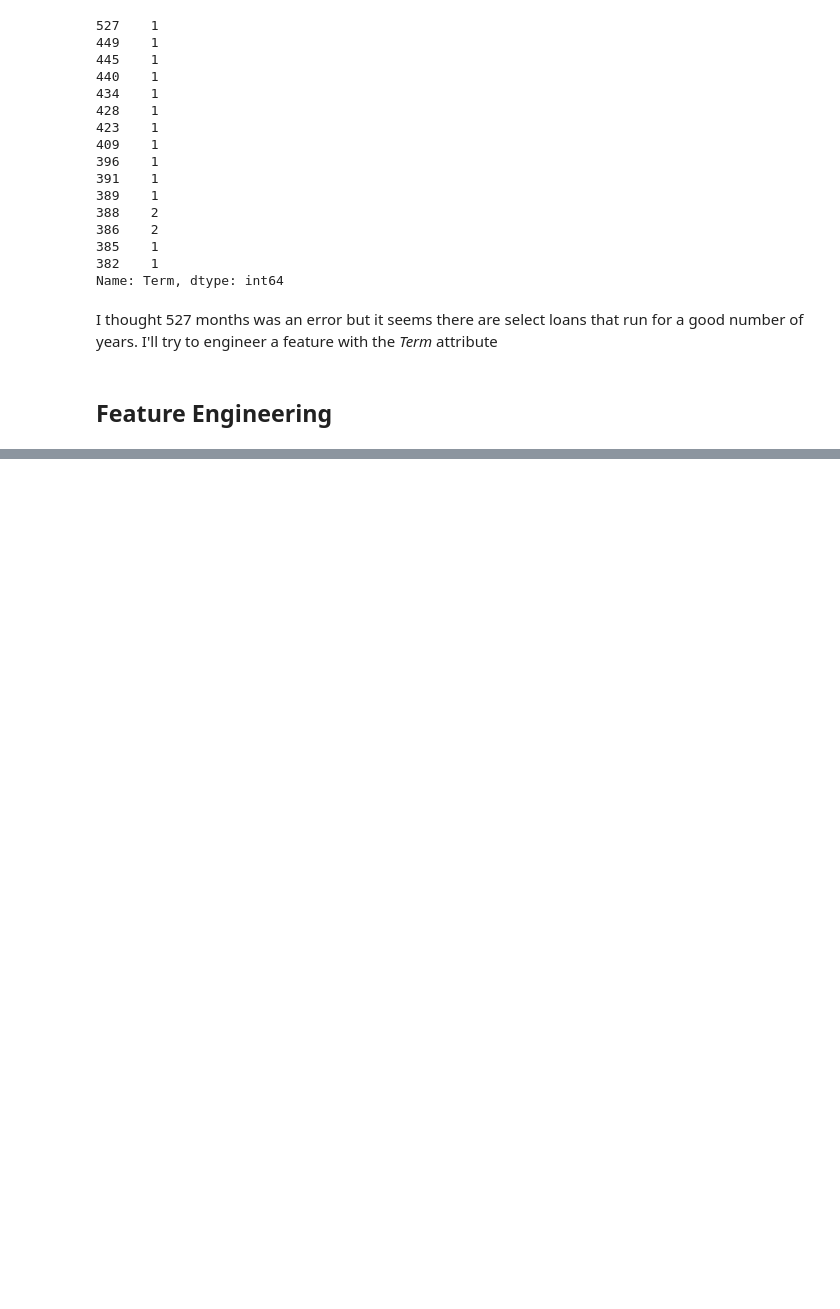
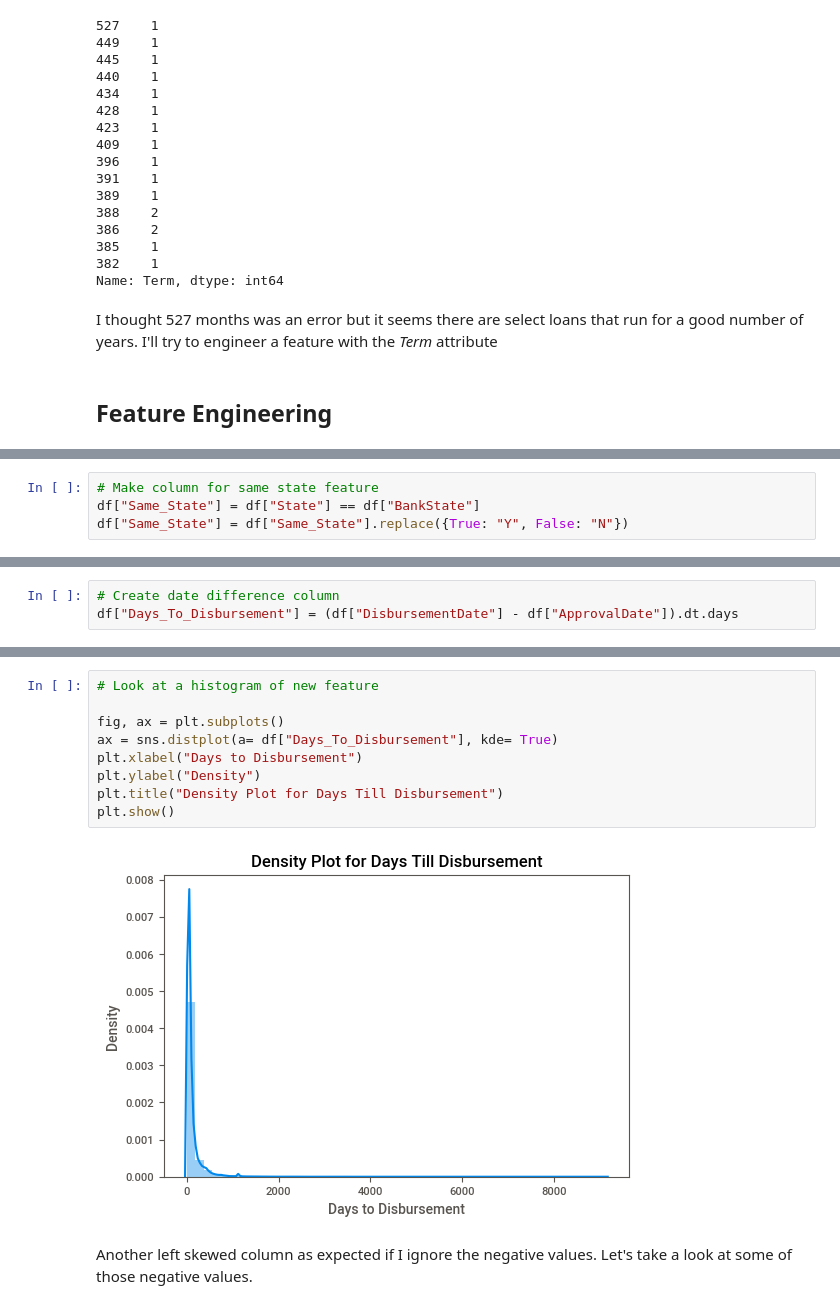
Before and after one commit to ik-okoro/SBA-Loans, a Jupyter notebook: SBA Loans Model.ipynb, the cells around one changed output, grey strips where cells are left out. Drawn from its saved outputs; the diff is of its cells as text; blank space fills up the shorter version.

Commit message:
Done most of feature engineering. Three features left

```diff
--- a/SBA Loans Model.ipynb
+++ b/SBA Loans Model.ipynb
@@ -1007,3 +1009,7 @@ First couple ideas I had when I looked at the dataframe:
 * The article gave me an idea to check if the economy was in recession
 
 These were my intial ideas but I'll add more as I go along including the aforementioned Term engineering
+# %%
+# Make column for same state feature
+df["Same_State"] = df["State"] == df["BankState"]
+df["Same_State"] = df["Same_State"].replace({True: "Y", False: "N"})
@@ -1009,0 +1029,3 @@ These were my intial ideas but I'll add more as I go along including the aforeme
+# %%
+# Create date difference column
+df["Days_To_Disbursement"] = (df["DisbursementDate"] - df["ApprovalDate"]).dt.days
@@ -1009,0 +1048,13 @@ These were my intial ideas but I'll add more as I go along including the aforeme
+# %%
+# Look at a histogram of new feature
+
+fig, ax = plt.subplots()
+ax = sns.distplot(a= df["Days_To_Disbursement"], kde= True)
+plt.xlabel("Days to Disbursement")
+plt.ylabel("Density")
+plt.title("Density Plot for Days Till Disbursement")
+plt.show()
+# %% [output]
+[figure, added]
+# %% [markdown]
+Another left skewed column as expected if I ignore the negative values. Let's take a look at some of those negative values.
```
Also changed, not shown: parts of 25 cells of this notebook.
